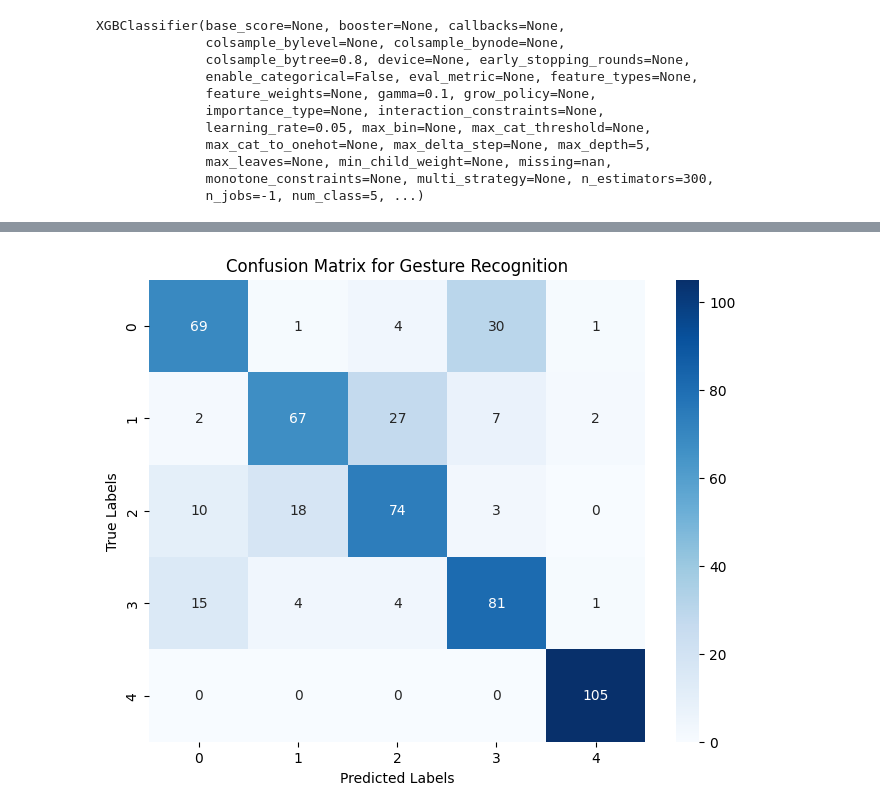
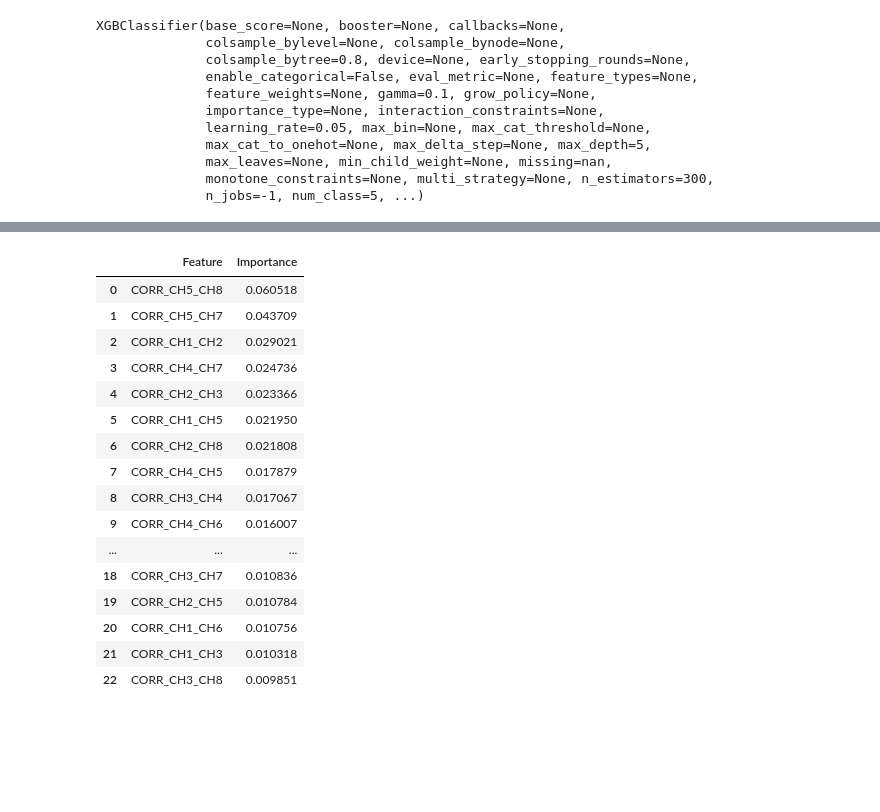
Before and after one commit to Dhanush-sai-reddy/uponcv-csv, a Jupyter notebook: Synapse.ipynb, the cells around one changed output, grey strips where cells are left out. Saved outputs shown, nothing was run; the diff lists cells and outputs as text; code cells hidden in the pictures; blank space fills up the shorter version.

```diff
--- a/Synapse.ipynb
+++ b/Synapse.ipynb
@@ -56,6 +43,20 @@ def slope_sign_change(x, threshold=0.01):
         ((np.abs(x2 - x1) >= threshold) |
          (np.abs(x2 - x3) >= threshold))
     )
+# %%
+def inter_channel_correlation(window):
+    feats = []
+    for i, j in combinations(range(window.shape[1]), 2):
+        corr = np.corrcoef(window[:, i], window[:, j])[0, 1]
+        if np.isnan(corr):
+            corr = 0.0
+        feats.append(corr)
+    return feats
+
+def rms_ratios(window):
+    rms_vals = np.sqrt(np.mean(window**2, axis=0))
+    total = np.sum(rms_vals) + 1e-8
+    return list(rms_vals / total)
 # %%
 def extract_window_features_from_csv(
     csv_path,
@@ -273,12 +281,0 @@ plt.show()
-# %%
-import matplotlib.pyplot as plt
-import seaborn as sns
-
-plt.figure(figsize=(8, 6))
-sns.heatmap(cm, annot=True, fmt='d', cmap='Blues')
-plt.xlabel('Predicted Labels')
-plt.ylabel('True Labels')
-plt.title('Confusion Matrix for Gesture Recognition')
-plt.show()
-# %% [output]
-[figure, removed]
@@ -284,0 +293,34 @@ plt.show()
+# %%
+sorted_vals = np.sort(multi_importance)[::-1]
+cum_importance = np.cumsum(sorted_vals) / np.sum(sorted_vals)
+
+K = np.searchsorted(cum_importance, 0.90) + 1  # keep 90% info
+selected_multi = sorted_multi[:K]
+
+selected_features = np.concatenate([single_idx, selected_multi])
+selected_multi_importance = combined_importance[selected_multi]
+
+df_selected = pd.DataFrame({
+    "Feature": selected_multi_names,
+    "Importance": selected_multi_importance
+}).sort_values("Importance", ascending=False)
+
+df_selected
+# %% [output]
+|  | Feature | Importance |
+| 0 | CORR_CH5_CH8 | 0.060518 |
+| 1 | CORR_CH5_CH7 | 0.043709 |
+| 2 | CORR_CH1_CH2 | 0.029021 |
+| 3 | CORR_CH4_CH7 | 0.024736 |
+| 4 | CORR_CH2_CH3 | 0.023366 |
+| 5 | CORR_CH1_CH5 | 0.021950 |
+| 6 | CORR_CH2_CH8 | 0.021808 |
+| 7 | CORR_CH4_CH5 | 0.017879 |
+| 8 | CORR_CH3_CH4 | 0.017067 |
+| 9 | CORR_CH4_CH6 | 0.016007 |
+| ... | ... | ... |
+| 18 | CORR_CH3_CH7 | 0.010836 |
+| 19 | CORR_CH2_CH5 | 0.010784 |
+| 20 | CORR_CH1_CH6 | 0.010756 |
+| 21 | CORR_CH1_CH3 | 0.010318 |
+| 22 | CORR_CH3_CH8 | 0.009851 |
```
Also changed, not shown: parts of 18 cells of this notebook.
